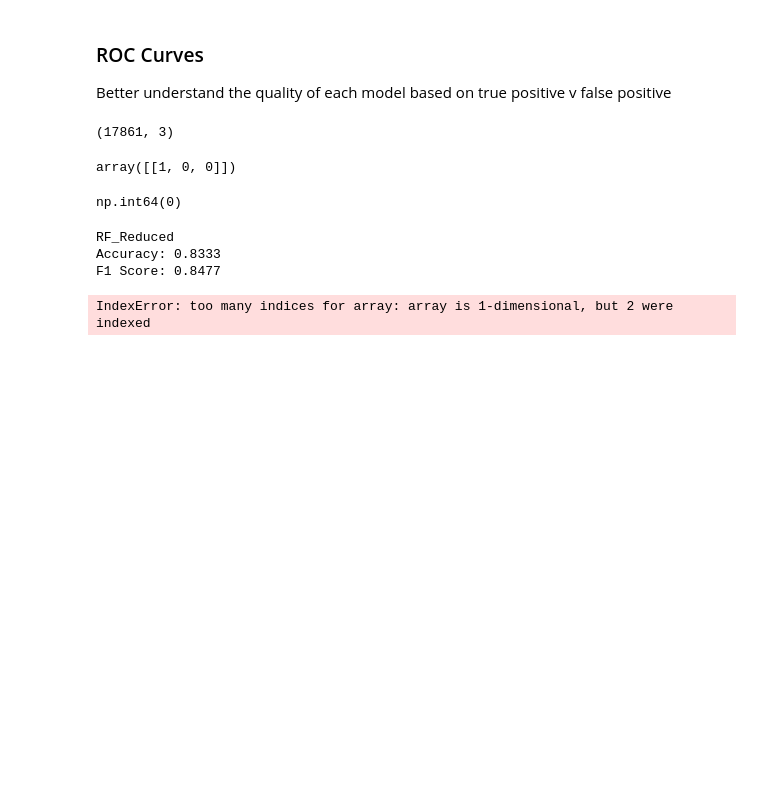
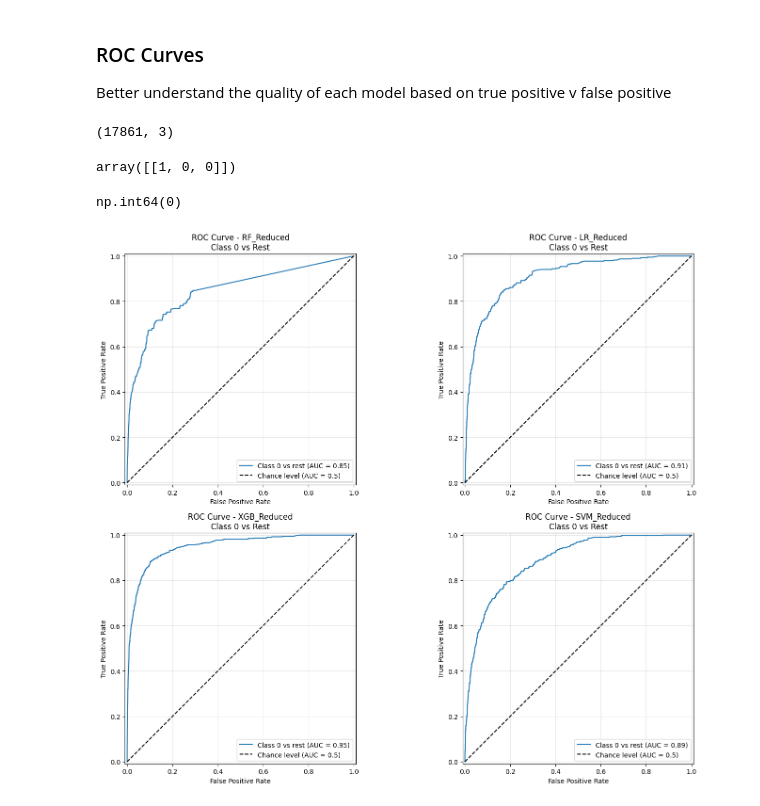
Before and after one commit to mduy2003/CPSC483Project, a Jupyter notebook: evaluation.ipynb, the cells around one changed output. Cells and saved outputs as stored; diff of their text form; code cells hidden in the pictures; blank space fills up the shorter version.

Commit message:
ROC
Ok I got the ROC visualizations to run. I'll try to get visualizations for all models, instead of just reduced and work on the third visualization.

```diff
--- a/evaluation.ipynb
+++ b/evaluation.ipynb
@@ -450,30 +482,44 @@ class_id
 # %% [output]
 np.int64(0)
 # %%
-for model_name, model in models.items():
-    if 'Reduced' not in model_name:
-        continue
+# Plot ROC curves for each Reduced feature model
+fig, axes = plt.subplots(2, 2, figsize=(15, 12))
+axes = axes.ravel()
+
+reduced_models = [(name, model) for name, model in models.items() if 'Reduced' in name]
+
+for idx, (model_name, model) in enumerate(reduced_models):
     X_test_data, y_test_data = model_info[model_name]['test_data']
 
-    print(f"\n{model_name}")
-    print(f"Accuracy: {results_df[results_df['Model'] == model_name]['Accuracy'].values[0]:.4f}")
-    print(f"F1 Score: {results_df[results_df['Model'] == model_name]['F1 Score'].values[0]:.4f}")
+    # Get probability predictions for ROC curve
+    if hasattr(model, 'predict_proba'):
+        y_pred_proba = model.predict_proba(X_test_data)
+    elif hasattr(model, 'decision_function'):
+        y_pred_proba = model.decision_function(X_test_data)
+    else:
+        print(f"Skipping {model_name} - no probability predictions available")
+        continue
+
+    # Binarize the test labels
+    y_onehot = label_binarizer.transform(y_test_data)
+
+    # Plot ROC curve for the first class (as example)
+    ax = axes[idx]
 
     display = RocCurveDisplay.from_predictions(
-        y_onehot_test[:, class_id],
-        y_pred[:, class_id],
-        name=f"{0} vs the rest",
-        curve_kwargs=dict(color="darkorange"),
+        y_onehot[:, class_id],
+        y_pred_proba[:, class_id],
+        name=f"Class {class_of_interest} vs rest",
+        ax=ax,
         plot_chance_level=True,
-        despine=True,
     )
-    _ = display.ax_.set(
-        xlabel="False Positive Rate",
-        ylabel="True Positive Rate",
-        title="One-vs-Rest ROC curves:\nVirginica vs (Setosa & Versicolor)",
-    )
+
+    ax.set_title(f"ROC Curve - {model_name}\nClass {class_of_interest} vs Rest")
+    ax.set_xlabel("False Positive Rate")
+    ax.set_ylabel("True Positive Rate")
+    ax.grid(True, alpha=0.3)
+
+plt.tight_layout()
+plt.show()
 # %% [output]
-RF_Reduced
-Accuracy: 0.8333
-F1 Score: 0.8477
-IndexError: too many indices for array: array is 1-dimensional, but 2 were indexed
+[figure, added]
```
Also changed, not shown: parts of 5 cells of this notebook.
